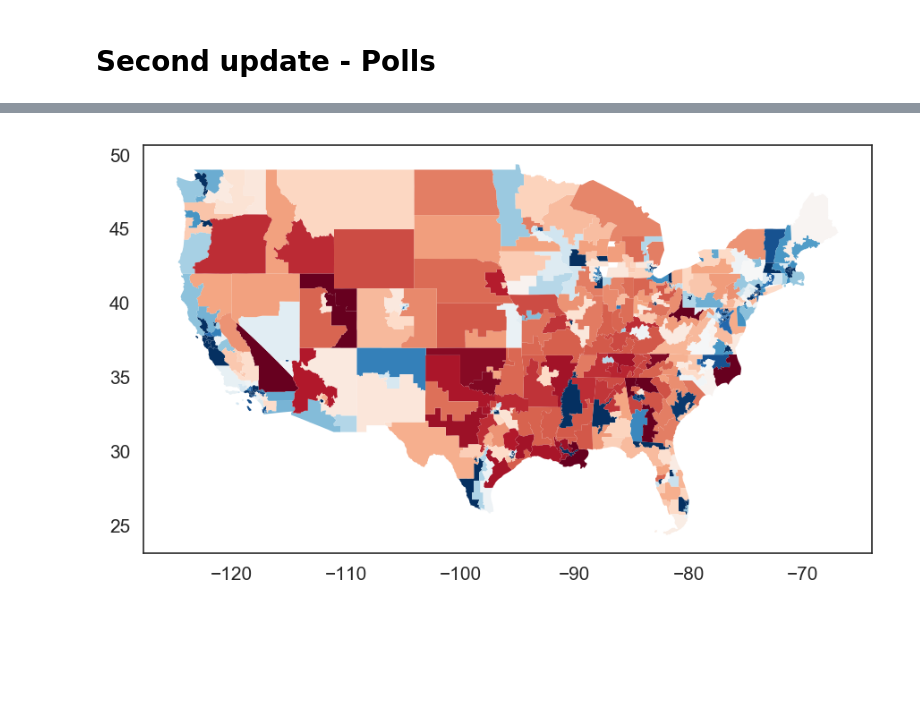
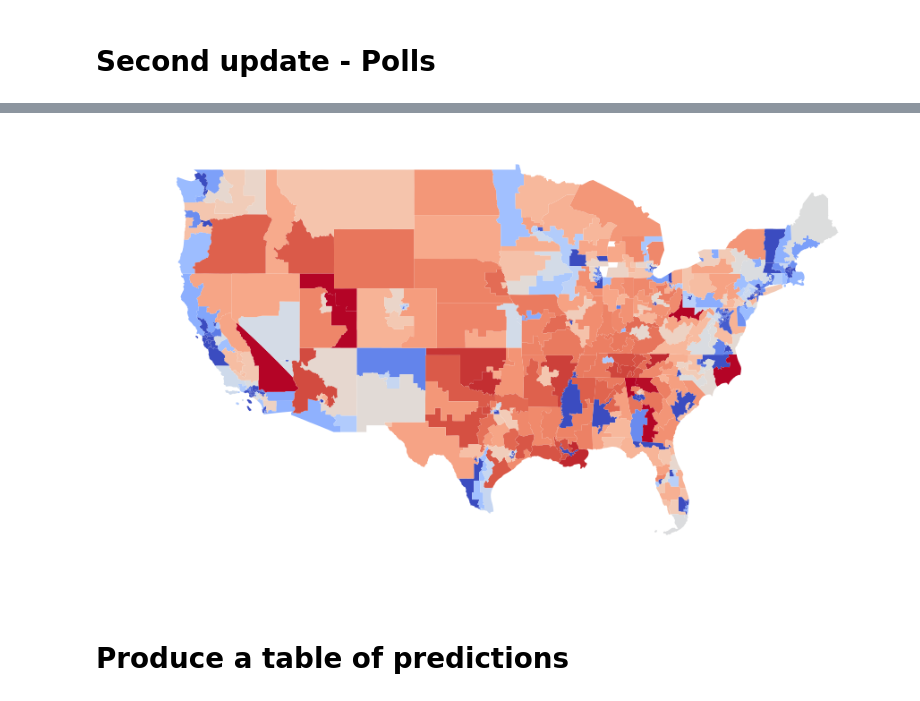
Before and after one commit to jiafengkevinchen/stat195-project, a Jupyter notebook: model.ipynb, the cells around one changed output, grey strips where cells are left out. Drawn from its saved outputs; the diff is of its cells as text; code cells hidden in the pictures; blank space fills up the shorter version.

```diff
--- a/model.ipynb
+++ b/model.ipynb
@@ -70,7 +72,7 @@ for i, x1 in enumerate(x_cols):
 # %%
 data = df[['raceyear'] + covariate_cols + interaction].copy().astype(float)
 # %%
-train = data.query('raceyear < 2018').drop('raceyear', axis=1).dropna()
+train = data.query('raceyear < 2018').drop('raceyear', axis=1).dropna().drop_duplicates()
 test = data.query('raceyear == 2018').drop('raceyear', axis=1)
 # %%
 uncontest = df.query('raceyear==2018')
@@ -105,7 +107,7 @@ predict = cvglmnetPredict(fit, newx=X).flatten()
 train_info['residual_sq'] = (train['rep_score'] - predict) ** 2
 sigma2_0 = train_info.groupby('state')['residual_sq'].mean()
 # %%
-mu_0 = test_contest.loc[:, 'rep_incumbent':].values.copy() @ coefs_no_intercept + coefs[0]
+mu_0 = (test_contest.loc[:, 'rep_incumbent':].values.copy() @ coefs[1:, np.newaxis]).flatten() + coefs[0]
 test_info['sigma2_0'] = test_info['state'].apply(lambda x: sigma2_0[x])
 # %%
 sigma2_0 = test_info['sigma2_0'][test_contest.index]
@@ -144,7 +146,7 @@ polls = polls.merge(sigma2_poll)
 polls = (test_info.reset_index()
          .merge(polls, how='left').dropna()
          .sort_values('created_at').groupby('index')
-         .apply(lambda x: x.iloc[-10:])
+         .apply(lambda x: x.iloc[-3:])
          .reset_index(drop=True).drop(['sigma2_0','id','created_at'], axis=1))
 # %%
 def update_poll(poll, mu, Sigma):
@@ -219,11 +232,16 @@ preds = pd.concat([test_info, uncon.drop('rep_uncontested', axis=1)], sort=False
 # %%
 final_map = maps.merge(preds, how='right', on=['state_fips', 'district'])
 # %%
-f, ax = plt.subplots(1, figsize=(7, 7))
+f, ax = plt.subplots(1, figsize=(7, 5))
 final_map.query('state not in ["Alaska", "Hawaii"]')[['geometry', 'mu']]\
-.plot('mu', cmap='RdBu_r', vmin=0.3, vmax=.7,
+.plot('mu', cmap='coolwarm', vmin=0.3, vmax=.7,
       linewidth=0, figsize=(5,5), ax=ax)
 
 ax.set_aspect(aspect=1.3)
+ax.axis('off')
+
+plt.savefig('report/projected_map.eps')
 # %% [output]
-[figure, old version]
+[figure, new version]
+# %% [markdown]
+# Produce a table of predictions
```
Also changed, not shown: parts of 20 cells of this notebook, 2 other files.
